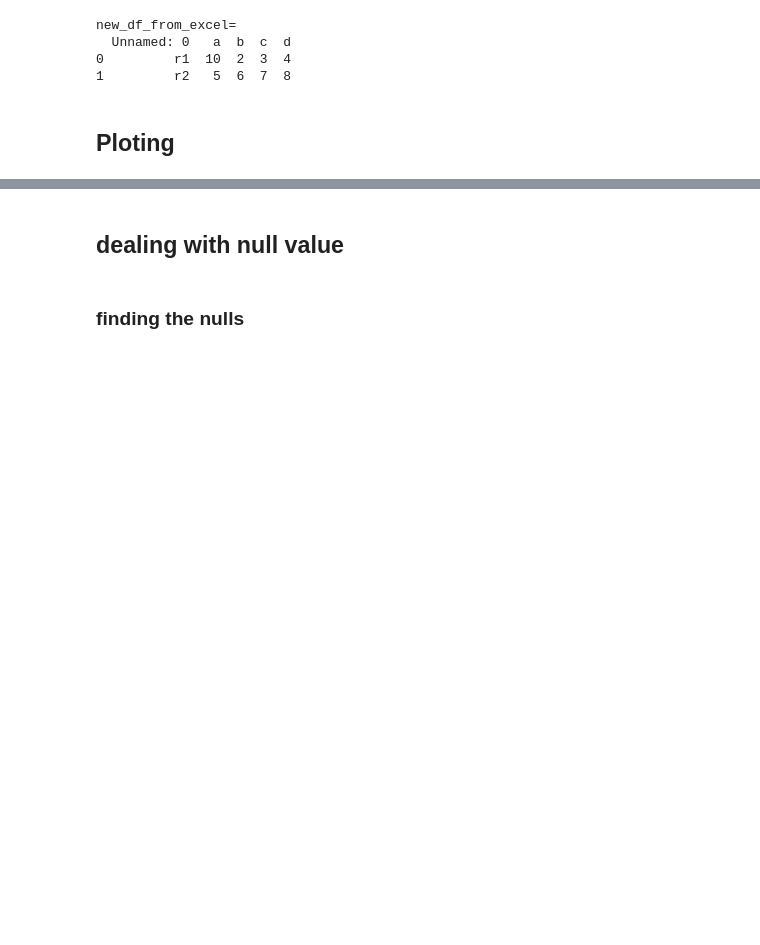
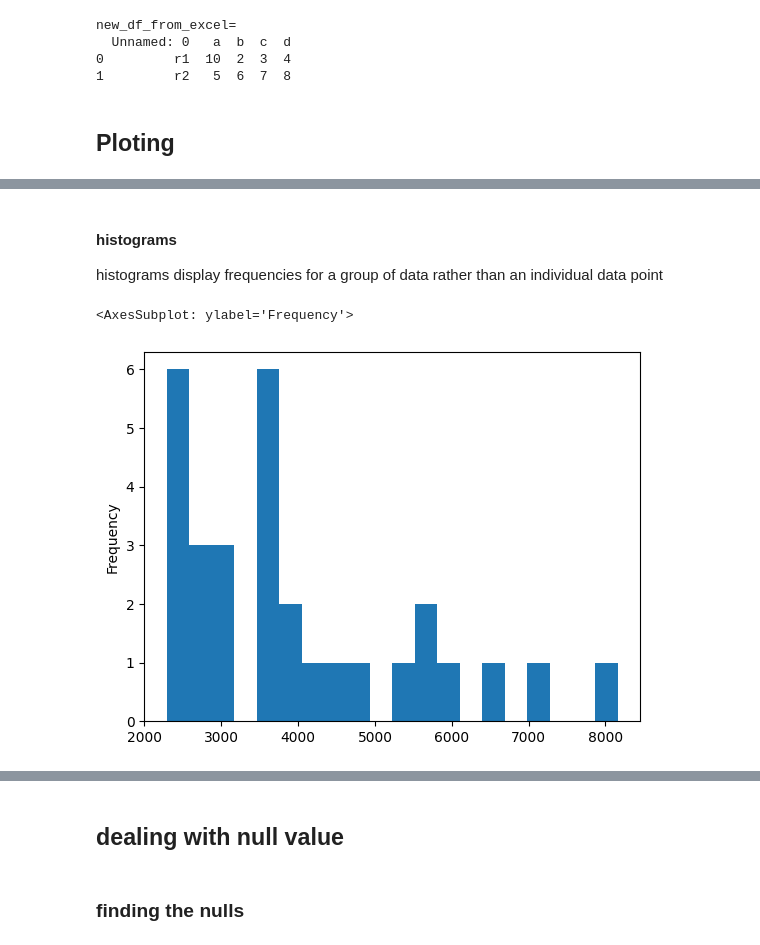
Before and after one commit to shaker113/pandas_summary, a Jupyter notebook: pandas.ipynb, the cells around one changed output, grey strips where cells are left out. Drawn from its saved outputs; the diff is of its cells as text; code cells hidden in the pictures; blank space fills up the shorter version.

```diff
--- a/pandas.ipynb
+++ b/pandas.ipynb
@@ -341,0 +352,10 @@ array([<AxesSubplot: ylabel='a'>, <AxesSubplot: ylabel='b'>], dtype=object)
+# %% [markdown]
+#### histograms
+histograms display frequencies for a group of data rather than an individual data point
+# %%
+#df[df["month"]==6]["cases"].plot(kind="hist")
+
+df[df["month"]==6]["cases"].plot(kind="hist", bins = 20)
+# %% [output]
+<AxesSubplot: ylabel='Frequency'>
+[figure, added]
```
Also changed, not shown: parts of 22 cells of this notebook, 1 other file.
